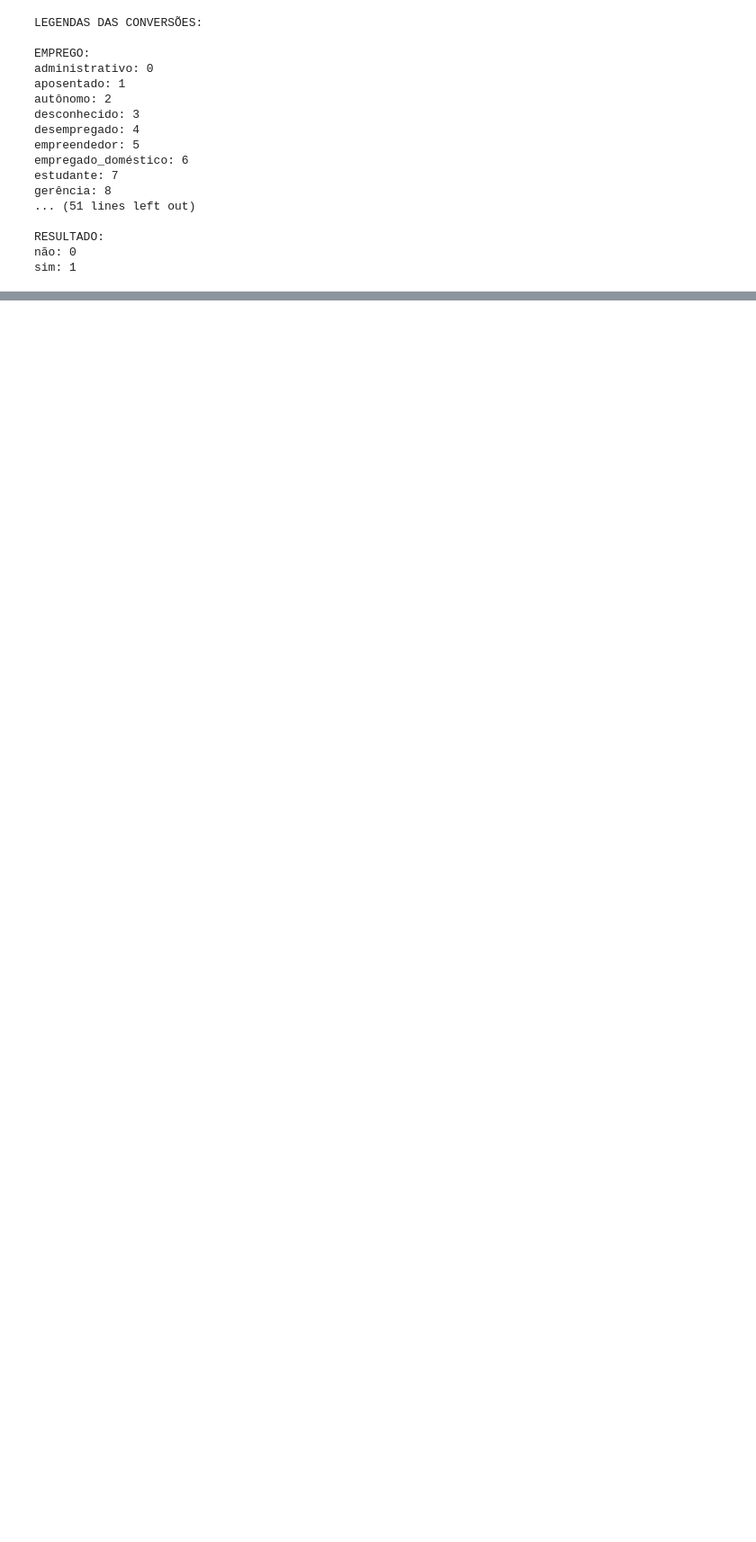
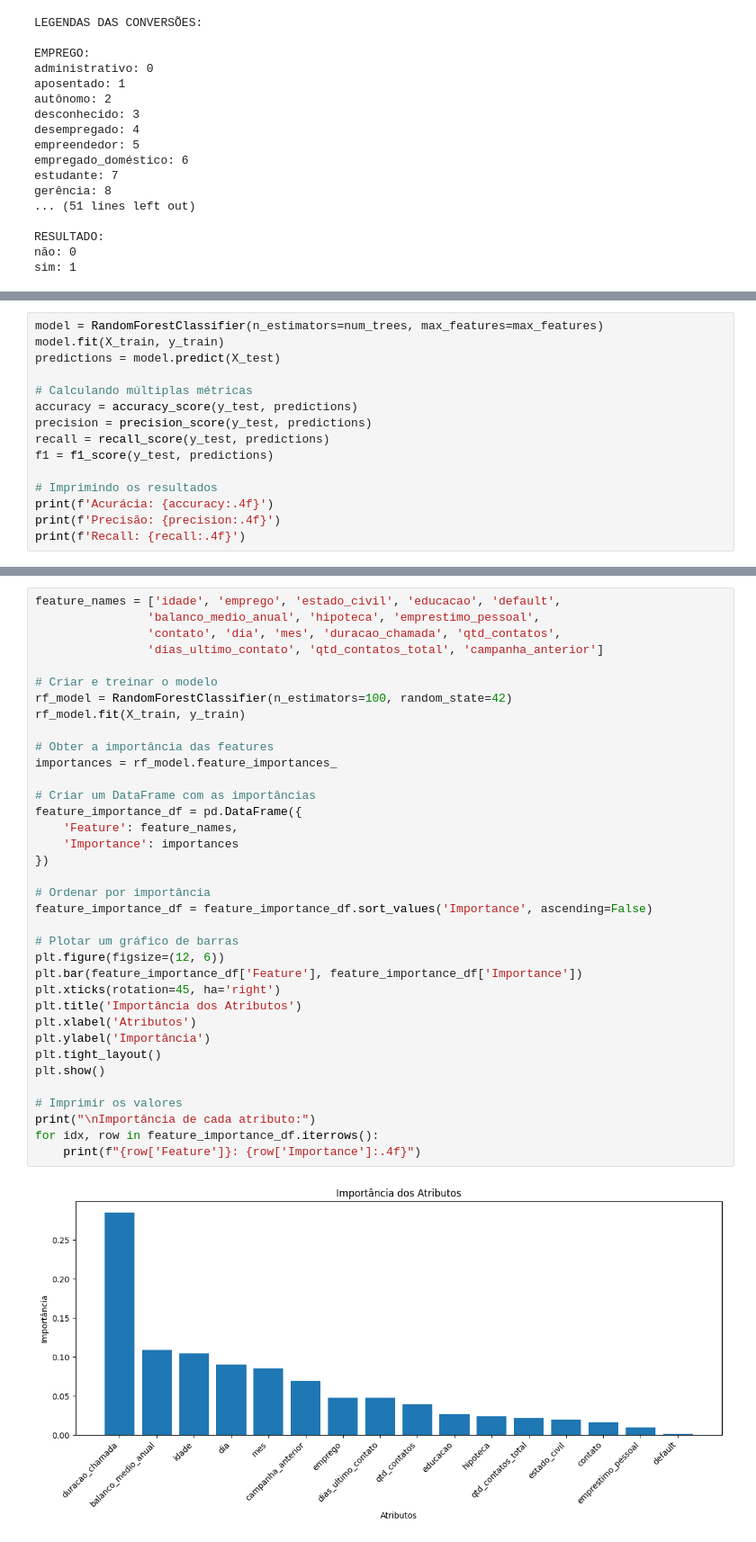
Before and after one commit to lucasdnk/MVP-puc, a Jupyter notebook: MVP.ipynb, the cells around one changed output, grey strips where cells are left out. Shown at 90% size. Saved outputs shown, nothing was run; the diff lists cells and outputs as text; blank space fills up the shorter version.

```diff
--- a/MVP.ipynb
+++ b/MVP.ipynb
@@ -337,0 +407,15 @@ Acurácia no conjunto de teste: 0.8943
+# %%
+model = RandomForestClassifier(n_estimators=num_trees, max_features=max_features)
+model.fit(X_train, y_train)
+predictions = model.predict(X_test)
+
+# Calculando múltiplas métricas
+accuracy = accuracy_score(y_test, predictions)
+precision = precision_score(y_test, predictions)
+recall = recall_score(y_test, predictions)
+f1 = f1_score(y_test, predictions)
+
+# Imprimindo os resultados
+print(f'Acurácia: {accuracy:.4f}')
+print(f'Precisão: {precision:.4f}')
+print(f'Recall: {recall:.4f}')
@@ -337,0 +429,38 @@ Acurácia no conjunto de teste: 0.8943
+# %%
+feature_names = ['idade', 'emprego', 'estado_civil', 'educacao', 'default',
+                'balanco_medio_anual', 'hipoteca', 'emprestimo_pessoal',
+                'contato', 'dia', 'mes', 'duracao_chamada', 'qtd_contatos',
+                'dias_ultimo_contato', 'qtd_contatos_total', 'campanha_anterior']
+
+# Criar e treinar o modelo
+rf_model = RandomForestClassifier(n_estimators=100, random_state=42)
+rf_model.fit(X_train, y_train)
+
+# Obter a importância das features
+importances = rf_model.feature_importances_
+
+# Criar um DataFrame com as importâncias
+feature_importance_df = pd.DataFrame({
+    'Feature': feature_names,
+    'Importance': importances
+})
+
+# Ordenar por importância
+feature_importance_df = feature_importance_df.sort_values('Importance', ascending=False)
+
+# Plotar um gráfico de barras
+plt.figure(figsize=(12, 6))
+plt.bar(feature_importance_df['Feature'], feature_importance_df['Importance'])
+plt.xticks(rotation=45, ha='right')
+plt.title('Importância dos Atributos')
+plt.xlabel('Atributos')
+plt.ylabel('Importância')
+plt.tight_layout()
+plt.show()
+
+# Imprimir os valores
+print("\nImportância de cada atributo:")
+for idx, row in feature_importance_df.iterrows():
+    print(f"{row['Feature']}: {row['Importance']:.4f}")
+# %% [output]
+[figure, added]
```
Also changed, not shown: parts of 15 cells of this notebook, 1 other file.
